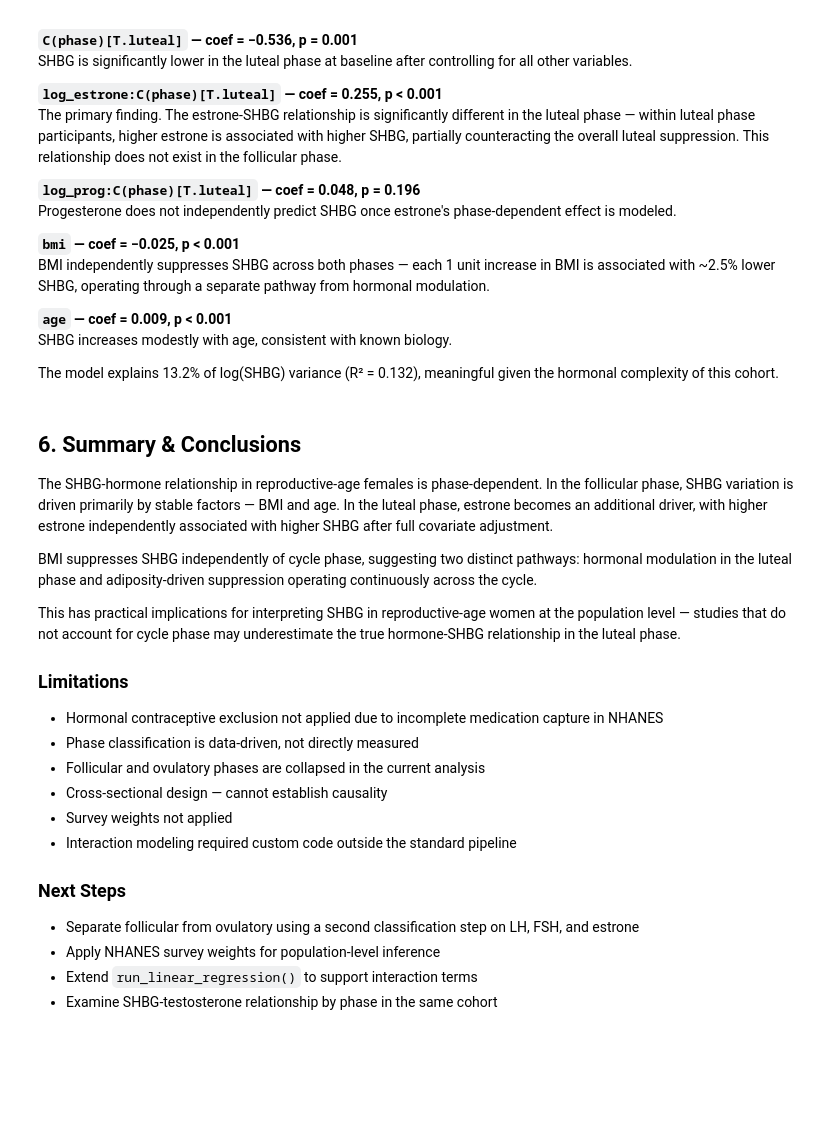
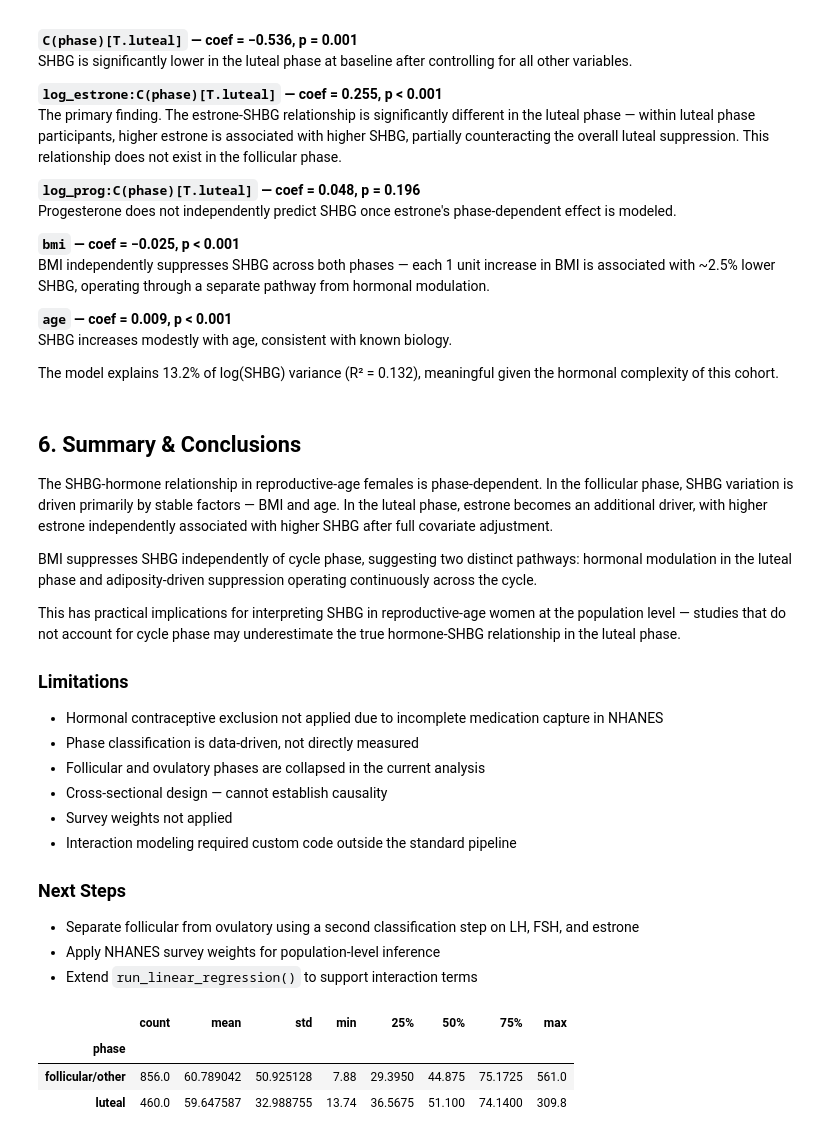
Before and after one commit to eudorach/portfolio_ds_projects, a Jupyter notebook: NHANES_analysis/pipeline/notebooks/analysis/3.shbg_bmi_analysis.ipynb, the cells around one changed output. Cells and saved outputs as stored; diff of their text form; code cells hidden in the pictures; blank space fills up the shorter version.

```diff
--- a/NHANES_analysis/pipeline/notebooks/analysis/3.shbg_bmi_analysis.ipynb
+++ b/NHANES_analysis/pipeline/notebooks/analysis/3.shbg_bmi_analysis.ipynb
@@ -817,4 +817,10 @@ hormone-SHBG relationship in the luteal phase.
   step on LH, FSH, and estrone
 - Apply NHANES survey weights for population-level inference
 - Extend `run_linear_regression()` to support interaction terms
-- Examine SHBG-testosterone relationship by phase in the same cohort
+# %%
+df.groupby('phase')['shbg'].describe()
+# %% [output]
+|  | count | mean | std | min | 25% | 50% | 75% | max |
+| phase |  |  |  |  |  |  |  |  |
+| follicular/other | 856.0 | 60.789042 | 50.925128 | 7.88 | 29.3950 | 44.875 | 75.1725 | 561.0 |
+| luteal | 460.0 | 59.647587 | 32.988755 | 13.74 | 36.5675 | 51.100 | 74.1400 | 309.8 |
```
Also changed, not shown: parts of 11 cells of this notebook.
